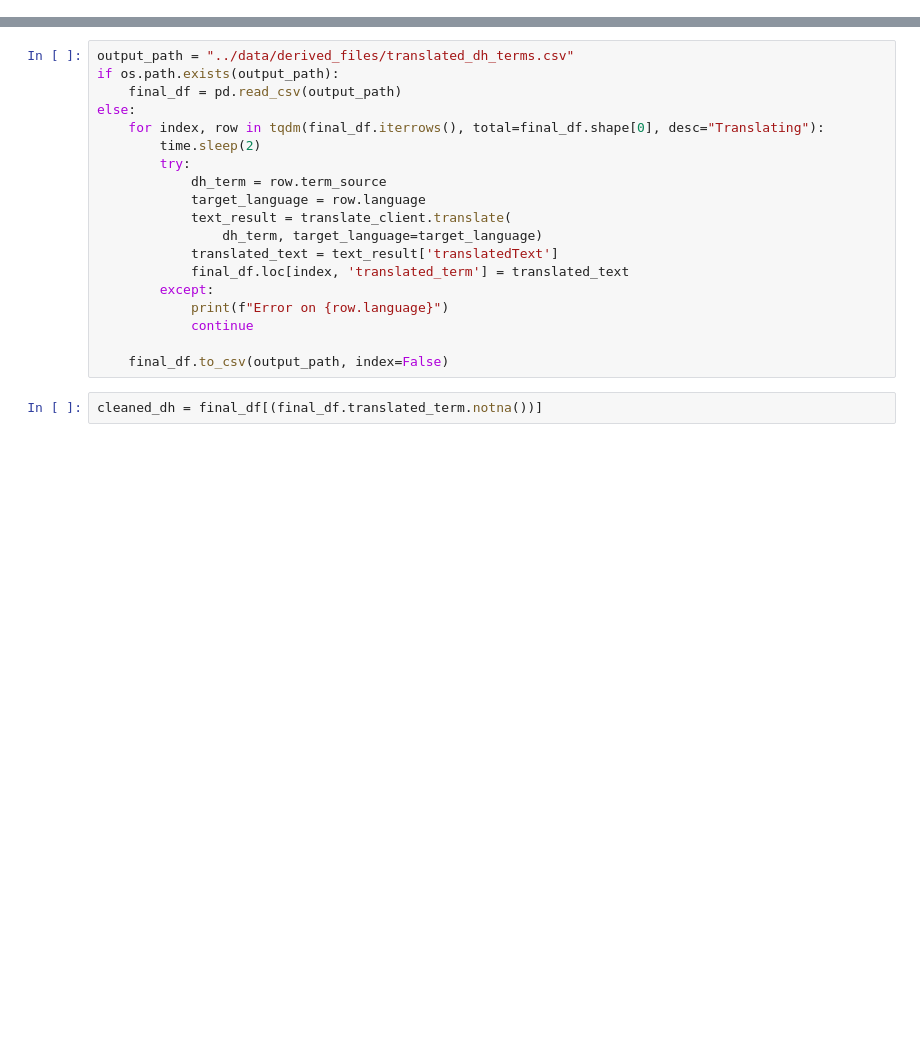
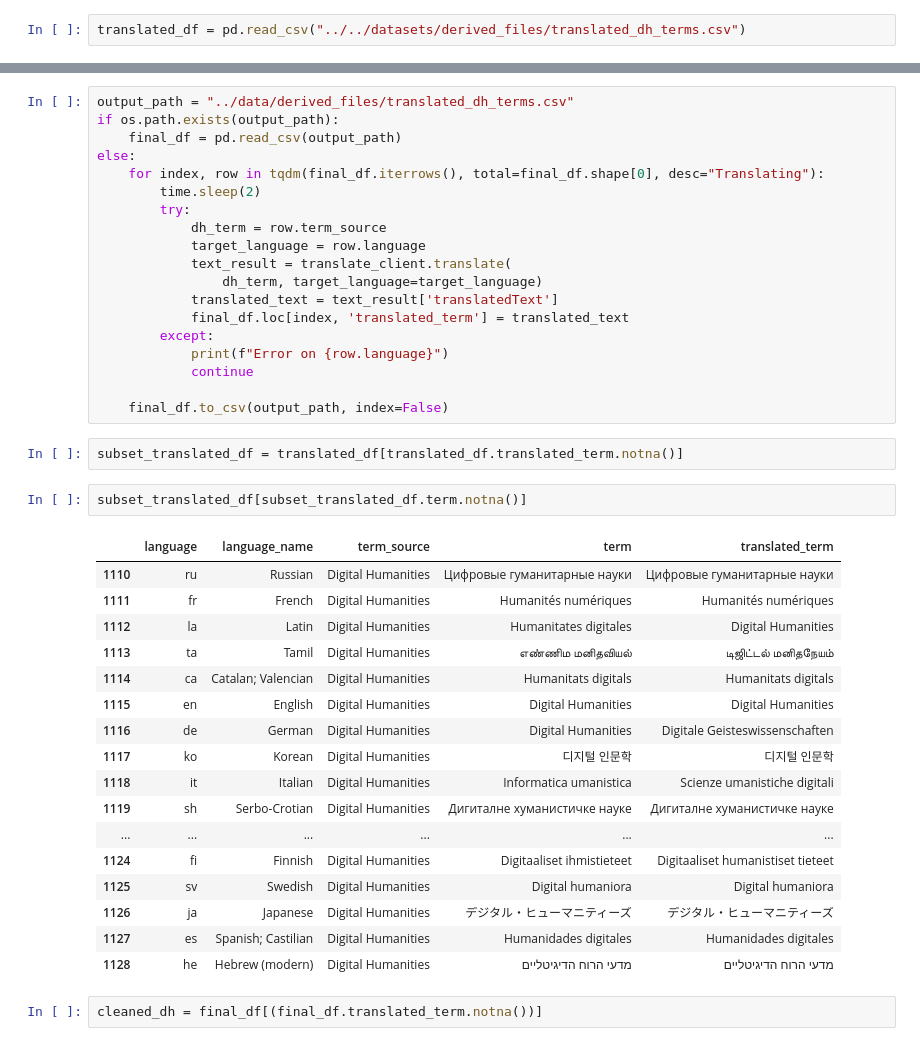
Before and after one commit to CodingDH/searching-for-DH, a Jupyter notebook: data_cleaning_notebooks/SearchQueryCreator.ipynb, the cells around one changed output, grey strips where cells are left out. Saved outputs shown, nothing was run; the diff lists cells and outputs as text; blank space fills up the shorter version.

```diff
--- a/data_cleaning_notebooks/SearchQueryCreator.ipynb
+++ b/data_cleaning_notebooks/SearchQueryCreator.ipynb
@@ -67,0 +68,2 @@ cleaned_df = pd.read_csv('../data/derived_files/cleaned_translated_dh_terms.csv'
+# %%
+translated_df = pd.read_csv("../../datasets/derived_files/translated_dh_terms.csv")
@@ -98,6 +173,28 @@ else:
             continue
 
     final_df.to_csv(output_path, index=False)
+# %%
+subset_translated_df = translated_df[translated_df.translated_term.notna()]
+# %%
+subset_translated_df[subset_translated_df.term.notna()]
+# %% [output]
+|  | language | language_name | term_source | term | translated_term |
+| 1110 | ru | Russian | Digital Humanities | Цифровые гуманитарные науки | Цифровые гуманитарные науки |
+| 1111 | fr | French | Digital Humanities | Humanités numériques | Humanités numériques |
+| 1112 | la | Latin | Digital Humanities | Humanitates digitales | Digital Humanities |
+| 1113 | ta | Tamil | Digital Humanities | எண்ணிம மனிதவியல் | டிஜிட்டல் மனிதநேயம் |
+| 1114 | ca | Catalan; Valencian | Digital Humanities | Humanitats digitals | Humanitats digitals |
+| 1115 | en | English | Digital Humanities | Digital Humanities | Digital Humanities |
+| 1116 | de | German | Digital Humanities | Digital Humanities | Digitale Geisteswissenschaften |
+| 1117 | ko | Korean | Digital Humanities | 디지털 인문학 | 디지털 인문학 |
+| 1118 | it | Italian | Digital Humanities | Informatica umanistica | Scienze umanistiche digitali |
+| 1119 | sh | Serbo-Crotian | Digital Humanities | Дигиталне хуманистичке науке | Дигиталне хуманистичке науке |
+| ... | ... | ... | ... | ... | ... |
+| 1124 | fi | Finnish | Digital Humanities | Digitaaliset ihmistieteet | Digitaaliset humanistiset tieteet |
+| 1125 | sv | Swedish | Digital Humanities | Digital humaniora | Digital humaniora |
+| 1126 | ja | Japanese | Digital Humanities | デジタル・ヒューマニティーズ | デジタル・ヒューマニティーズ |
+| 1127 | es | Spanish; Castilian | Digital Humanities | Humanidades digitales | Humanidades digitales |
+| 1128 | he | Hebrew (modern) | Digital Humanities | מדעי הרוח הדיגיטליים | מדעי הרוח הדיגיטליים |
 # %%
 cleaned_dh = final_df[(final_df.translated_term.notna())]
 # %%
```
Also changed, not shown: parts of 7 cells of this notebook, 1 other file.
